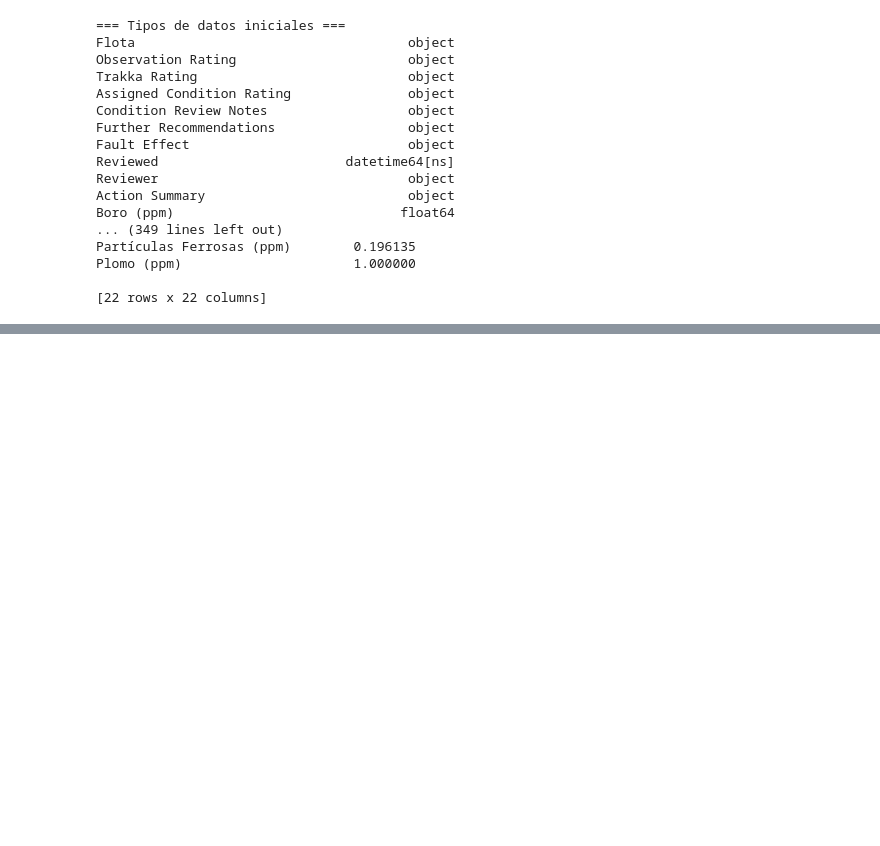
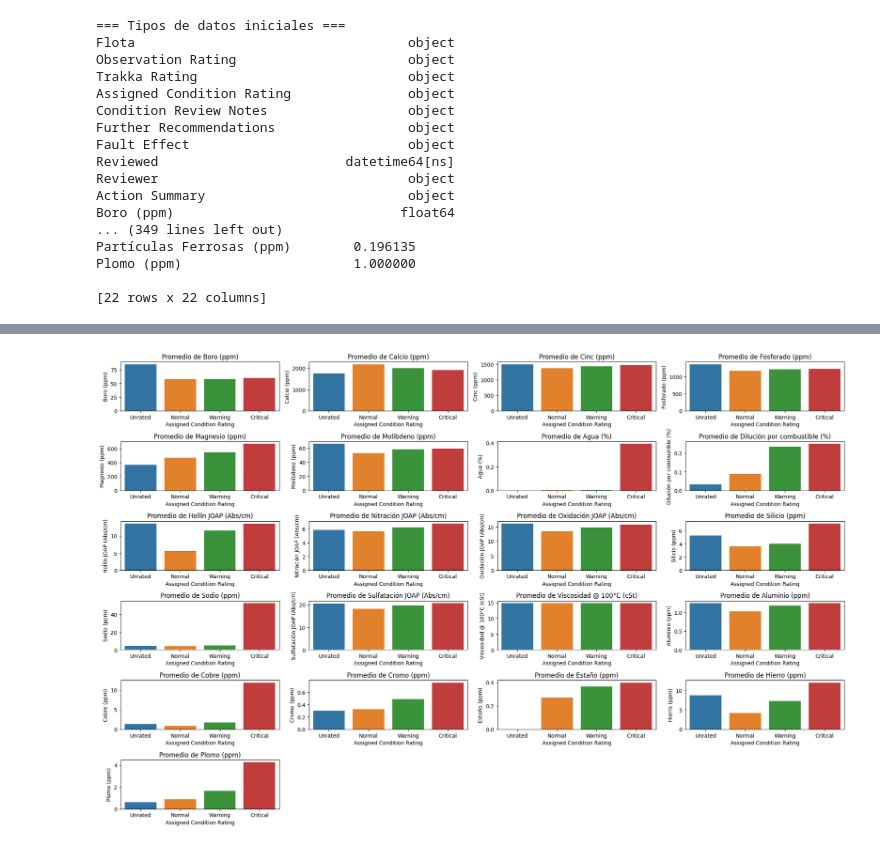
Before and after one commit to darturo12/Tesis-de-Grado-MIAD-, a Jupyter notebook: Exploración/Exploración de datos.ipynb, the cells around one changed output, grey strips where cells are left out. Cells and saved outputs as stored; diff of their text form; code cells hidden in the pictures; blank space fills up the shorter version.

```diff
--- a/Exploración/Exploración de datos.ipynb
+++ b/Exploración/Exploración de datos.ipynb
@@ -420,0 +843,16 @@ sns.heatmap(corr, annot=True, fmt=".2f")
+# %%
+import seaborn as sns
+plt.figure(figsize=(20, 25))
+
+for i, col in enumerate(numerical_columns, 1):
+    plt.subplot(12, 4, i)
+    sns.barplot(x='Assigned Condition Rating', y=col, data=data_cleaned, errorbar=None, hue='Assigned Condition Rating')
+    plt.title(f'Promedio de {col}')
+    plt.xlabel('Assigned Condition Rating')
+    plt.ylabel(col)
+    plt.xticks(rotation=0)
+
+plt.tight_layout()
+plt.show()
+# %% [output]
+[figure, added]
```
Also changed, not shown: parts of 14 cells of this notebook.
